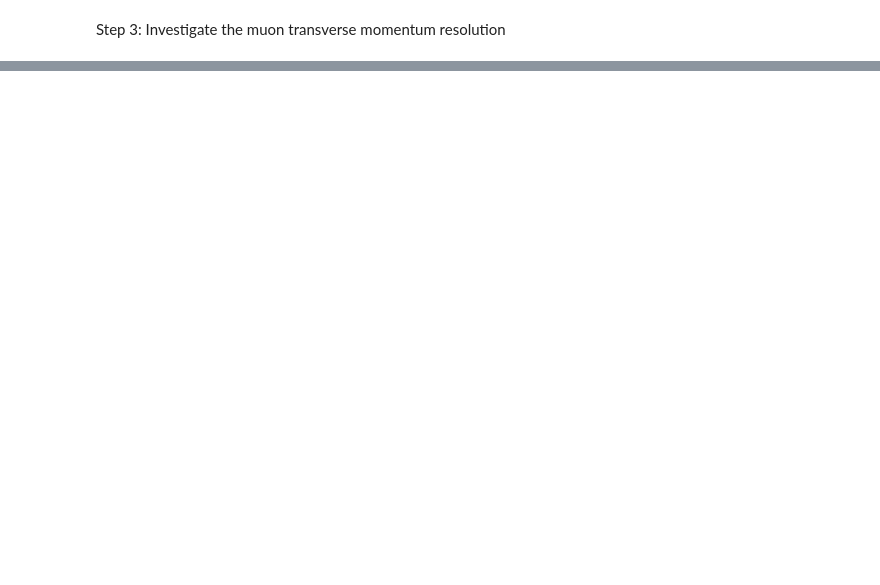
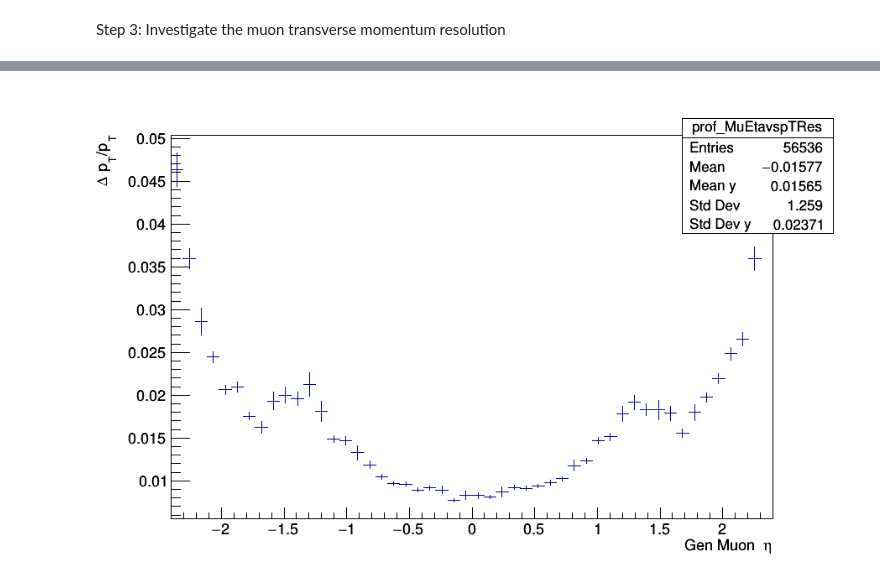
Before and after one commit to Taiantuia/MuonHATSatLPC2020, a Jupyter notebook: Exercise-2-Muon-momentum-scale-and-resolution-corrections.ipynb, the cells around one changed output, grey strips where cells are left out. Cells and saved outputs as stored; diff of their text form; code cells hidden in the pictures; blank space fills up the shorter version.

```diff
--- a/Exercise-2-Muon-momentum-scale-and-resolution-corrections.ipynb
+++ b/Exercise-2-Muon-momentum-scale-and-resolution-corrections.ipynb
@@ -215,0 +238,8 @@ Text(0, 0.5, 'Events')
+# %%
+prof_MuEtavspTRes = ROOT.TProfile("prof_MuEtavspTRes",";Gen Muon #eta;#Delta p_{T}/p_{T}",50,-2.4,2.4,0,1)
+for ptres, eta in zip(pt_res, two_gen_muon_p4.eta.flatten()):
+    prof_MuEtavspTRes.Fill(eta, ptres, 1)
+c4 = ROOT.TCanvas("muetavsptres","",900,600)
+prof_MuEtavspTRes.Draw()
+c4.Draw()
+# %% [output]
@@ -215,0 +248 @@ Text(0, 0.5, 'Events')
+[figure, added]
```
Also changed, not shown: parts of 23 cells of this notebook.
